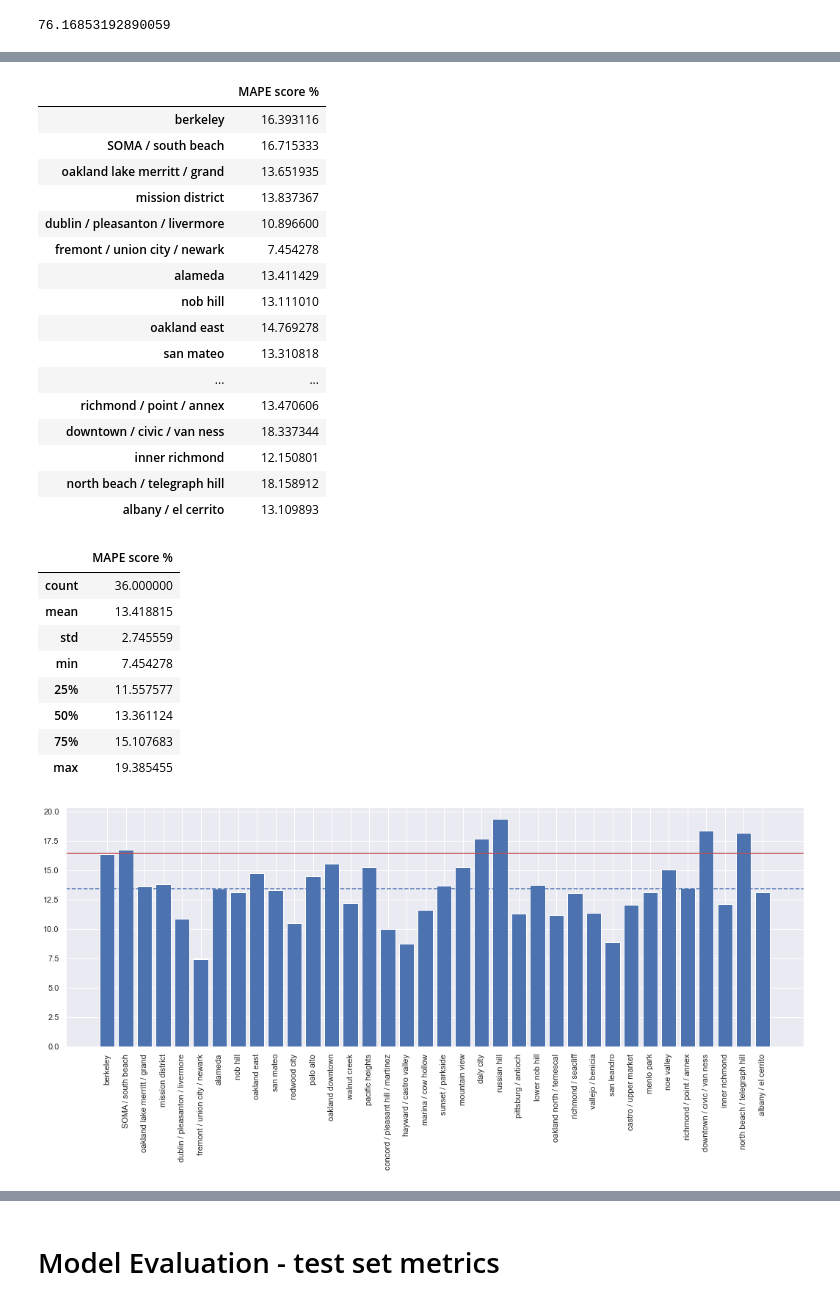
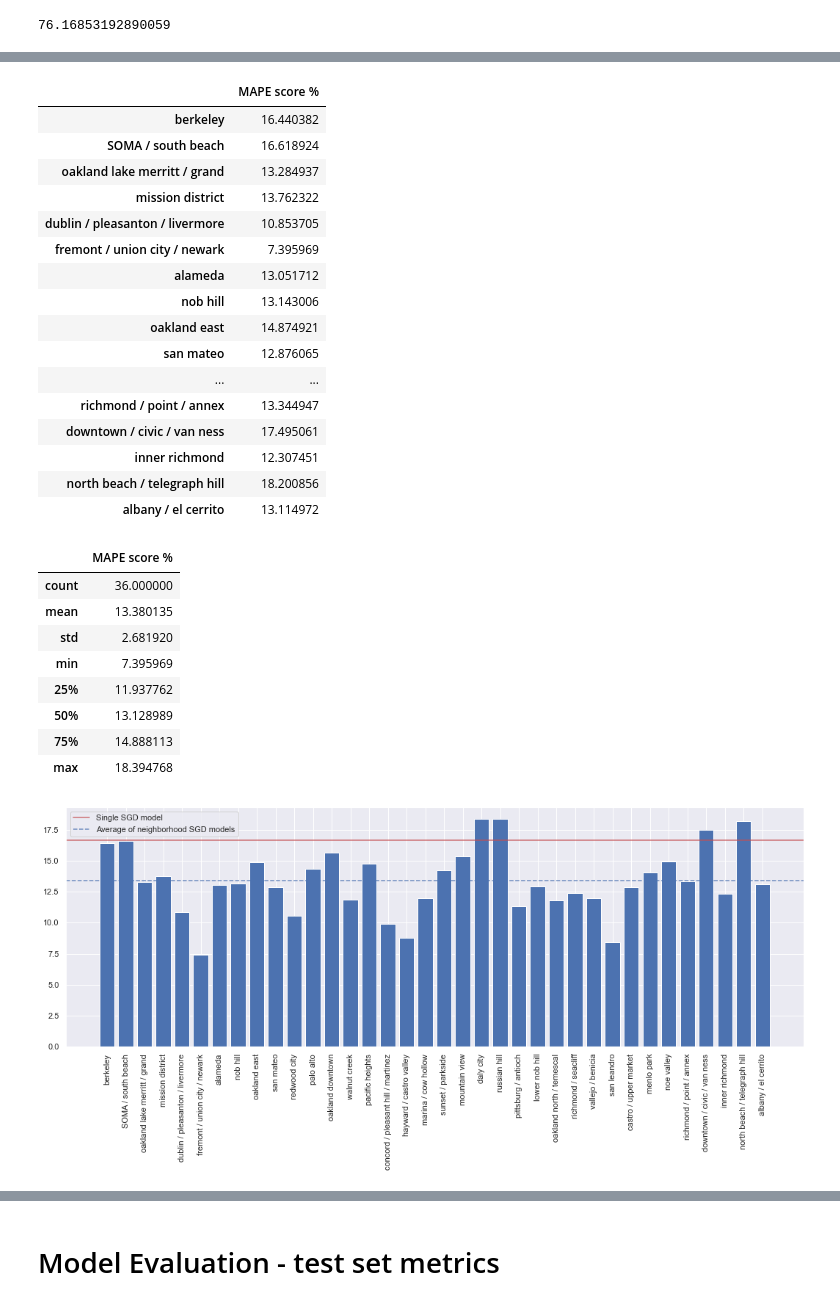
Before and after one commit to melissavhan/Craigslist-Rent-Prediction, a Jupyter notebook: notebooks/Craigslist_Preprocessing_Modeling_combined-nh_models.ipynb, the cells around one changed output, grey strips where cells are left out. Drawn from its saved outputs; the diff is of its cells as text; code cells hidden in the pictures.

```diff
--- a/notebooks/Craigslist_Preprocessing_Modeling_combined-nh_models.ipynb
+++ b/notebooks/Craigslist_Preprocessing_Modeling_combined-nh_models.ipynb
@@ -1022,12 +1005,12 @@ Name: listing_nh, Length: 76, dtype: int64
 # List of neighborhoods to loop over
 neighborhood_model_list = list(training_count.index)
 # %%
-# Train XGBoost model for each neighborhood in the neighborhood_model_list
+# Train SGD model for each neighborhood in the neighborhood_model_list
 param_grid = {
     'alpha': [0.0001, 0.001, 0.01, 0.1, 0.25, 0.5, 0.75, 1, 1.25],
     'max_iter': [1500]
 }
-
+y_test_sgd_nh = []
 y_pred_sgd_nh = []
 metrics_dict_sgd_nh = []
 
@@ -1047,6 +1030,7 @@ for nh in neighborhood_model_list:
     # Model
     model_sgd = train_model(SGDRegressor(penalty='elasticnet'), param_grid, 5, 'neg_mean_absolute_percentage_error', X_train_2, y_train_2)
     metrics_dict_sgd_nh.append(evaluate_model(model_sgd, X_test_2, y_test_2))
+    y_test_sgd_nh.append(y_test_2)
     y_pred_sgd_nh.append(model_sgd.predict(X_test_2))
 # %% [output]
 A value is trying to be set on a copy of a slice from a DataFrame
@@ -1142,42 +1161,43 @@ metrics_nh = metrics_nh[['MAPE score %']]
 metrics_nh
 # %% [output]
 |  | MAPE score % |
-| berkeley | 16.393116 |
-| SOMA / south beach | 16.715333 |
-| oakland lake merritt / grand | 13.651935 |
-| mission district | 13.837367 |
-| dublin / pleasanton / livermore | 10.896600 |
-| fremont / union city / newark | 7.454278 |
-| alameda | 13.411429 |
-| nob hill | 13.111010 |
-| oakland east | 14.769278 |
-| san mateo | 13.310818 |
+| berkeley | 16.440382 |
+| SOMA / south beach | 16.618924 |
+| oakland lake merritt / grand | 13.284937 |
+| mission district | 13.762322 |
+| dublin / pleasanton / livermore | 10.853705 |
+| fremont / union city / newark | 7.395969 |
+| alameda | 13.051712 |
+| nob hill | 13.143006 |
+| oakland east | 14.874921 |
+| san mateo | 12.876065 |
 | ... | ... |
-| richmond / point / annex | 13.470606 |
-| downtown / civic / van ness | 18.337344 |
-| inner richmond | 12.150801 |
-| north beach / telegraph hill | 18.158912 |
-| albany / el cerrito | 13.109893 |
+| richmond / point / annex | 13.344947 |
+| downtown / civic / van ness | 17.495061 |
+| inner richmond | 12.307451 |
+| north beach / telegraph hill | 18.200856 |
+| albany / el cerrito | 13.114972 |
 # %%
 # Average MAPE score across all neighborhoods
 metrics_nh.describe()
 # %% [output]
 |  | MAPE score % |
 | count | 36.000000 |
-| mean | 13.418815 |
-| std | 2.745559 |
-| min | 7.454278 |
-| 25% | 11.557577 |
-| 50% | 13.361124 |
-| 75% | 15.107683 |
-| max | 19.385455 |
+| mean | 13.380135 |
+| std | 2.681920 |
+| min | 7.395969 |
+| 25% | 11.937762 |
+| 50% | 13.128989 |
+| 75% | 14.888113 |
+| max | 18.394768 |
 # %%
 # Plot accuracy metric for each neighborhood vs. the SGD model for all neighborhood
 plt.figure(figsize=(18,6))
 plt.bar(x=metrics_nh.index, height=metrics_nh['MAPE score %'])
-plt.axhline(y = metrics_dict_sgd['MAPE score %'], color = 'r', linestyle = '-')
-plt.axhline(y = metrics_nh['MAPE score %'].mean(), color = 'b', linestyle = '--')
+plt.axhline(y = metrics_dict_sgd['MAPE score %'], color = 'r', linestyle = '-', alpha=0.8, label='Single SGD model')
+plt.axhline(y = metrics_nh['MAPE score %'].mean(), color = 'b', linestyle = '--', alpha=0.8, label='Average of neighborhood SGD models')
 plt.xticks(rotation=90)
+plt.legend()
 plt.show()
 # %% [output]
-[figure, old version]
+[figure, new version]
```
Also changed, not shown: parts of 89 cells of this notebook.
